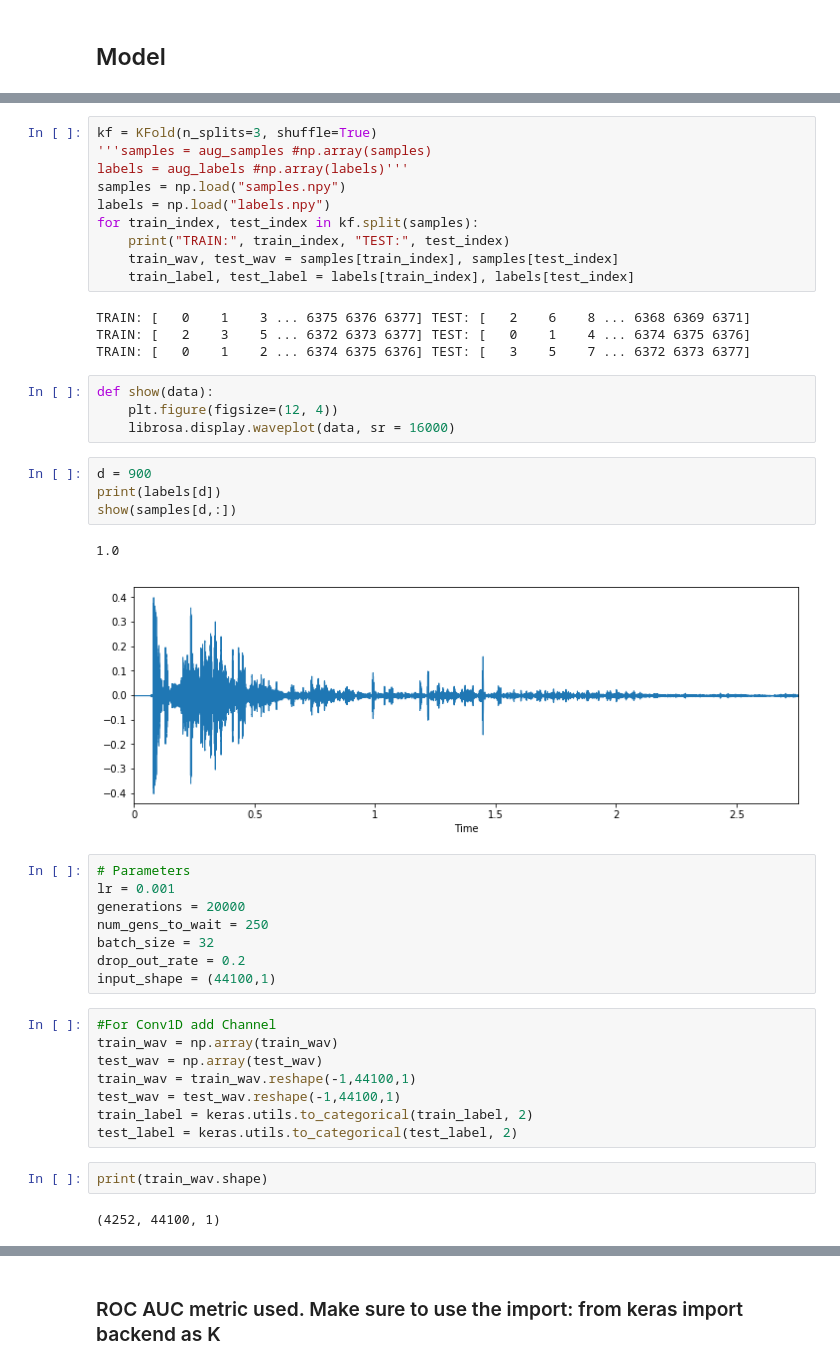
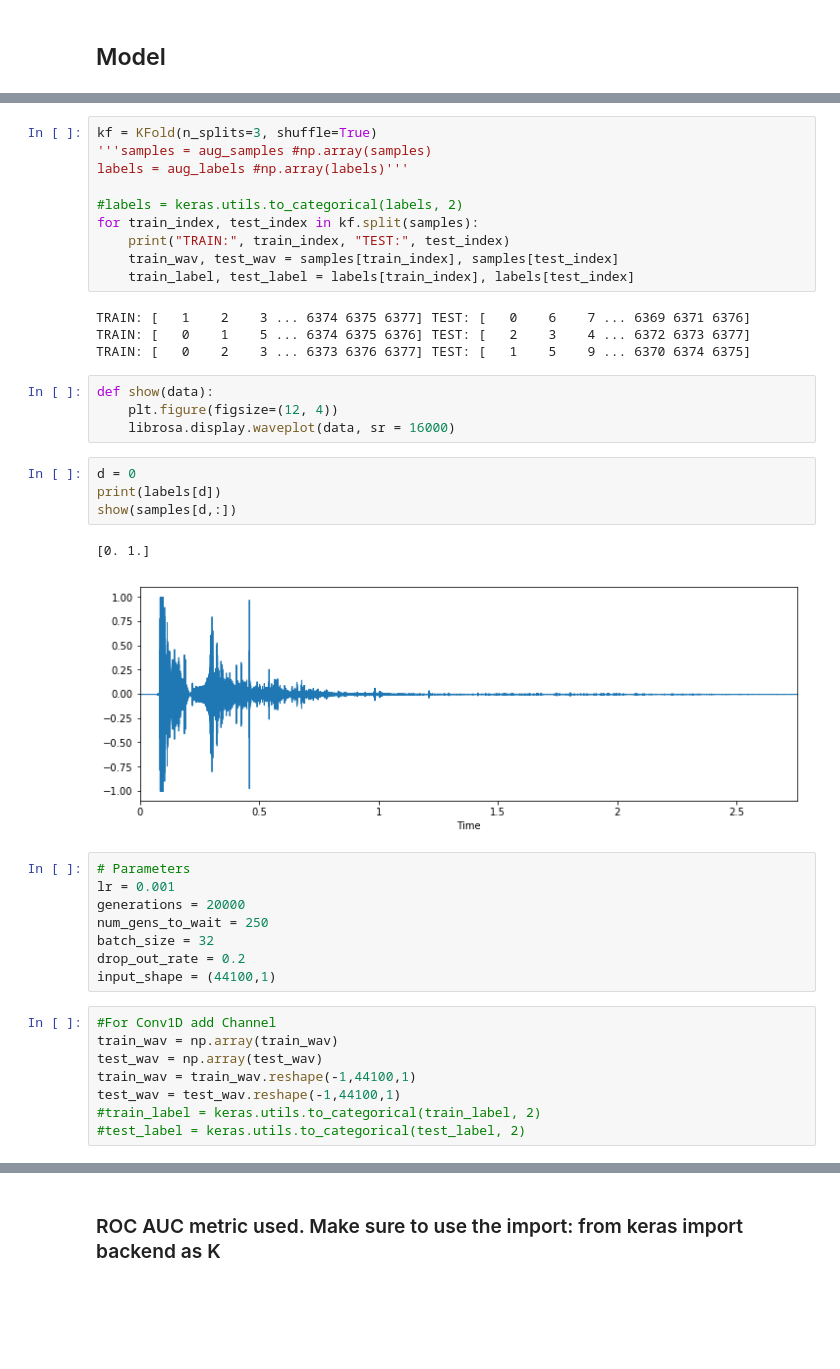
Before and after one commit to gabemagee/gunshot_detection, a Jupyter notebook: python/Ryan/gunshot_cnn_with_urban_ryan.ipynb, the cells around one changed output, grey strips where cells are left out. Cells and saved outputs as stored; diff of their text form; blank space fills up the shorter version.

```diff
--- a/python/Ryan/gunshot_cnn_with_urban_ryan.ipynb
+++ b/python/Ryan/gunshot_cnn_with_urban_ryan.ipynb
@@ -298,27 +290,27 @@ np.save("aug_labels.npy", aug_labels)
 kf = KFold(n_splits=3, shuffle=True)
 '''samples = aug_samples #np.array(samples)
 labels = aug_labels #np.array(labels)'''
-samples = np.load("samples.npy")
-labels = np.load("labels.npy")
+
+#labels = keras.utils.to_categorical(labels, 2)
 for train_index, test_index in kf.split(samples):
     print("TRAIN:", train_index, "TEST:", test_index)
     train_wav, test_wav = samples[train_index], samples[test_index]
     train_label, test_label = labels[train_index], labels[test_index]
 # %% [output]
-TRAIN: [   0    1    3 ... 6375 6376 6377] TEST: [   2    6    8 ... 6368 6369 6371]
-TRAIN: [   2    3    5 ... 6372 6373 6377] TEST: [   0    1    4 ... 6374 6375 6376]
-TRAIN: [   0    1    2 ... 6374 6375 6376] TEST: [   3    5    7 ... 6372 6373 6377]
+TRAIN: [   1    2    3 ... 6374 6375 6377] TEST: [   0    6    7 ... 6369 6371 6376]
+TRAIN: [   0    1    5 ... 6374 6375 6376] TEST: [   2    3    4 ... 6372 6373 6377]
+TRAIN: [   0    2    3 ... 6373 6376 6377] TEST: [   1    5    9 ... 6370 6374 6375]
 # %%
 def show(data):
     plt.figure(figsize=(12, 4))
     librosa.display.waveplot(data, sr = 16000)
 # %%
-d = 900
+d = 0
 print(labels[d])
 show(samples[d,:])
 # %% [output]
-1.0
+[0. 1.]
-[figure, old version]
+[figure, new version]
 # %%
 # Parameters
 lr = 0.001
@@ -333,9 +325,5 @@ train_wav = np.array(train_wav)
 test_wav = np.array(test_wav)
 train_wav = train_wav.reshape(-1,44100,1)
 test_wav = test_wav.reshape(-1,44100,1)
-train_label = keras.utils.to_categorical(train_label, 2)
-test_label = keras.utils.to_categorical(test_label, 2)
+#train_label = keras.utils.to_categorical(train_label, 2)
+#test_label = keras.utils.to_categorical(test_label, 2)
-# %%
-print(train_wav.shape)
-# %% [output]
-(4252, 44100, 1)
```
Also changed, not shown: parts of 33 cells of this notebook.
